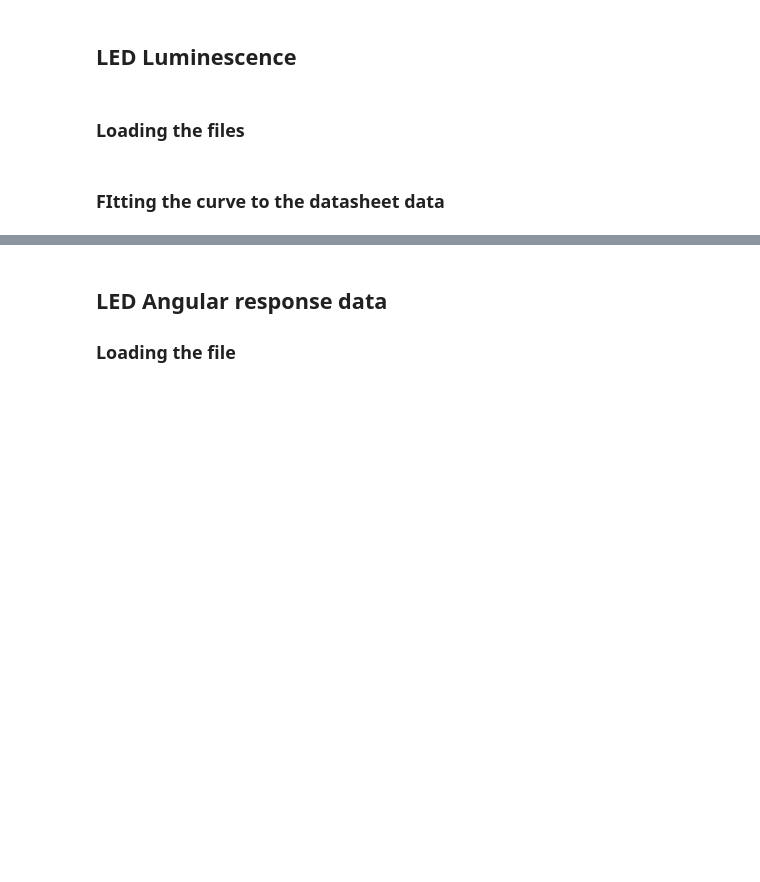
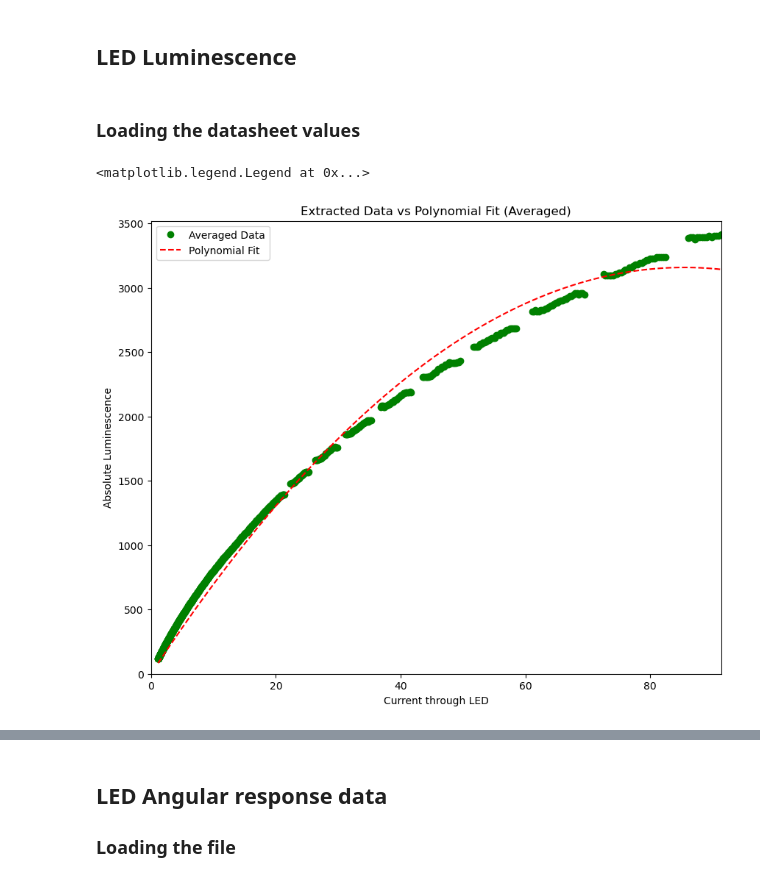
Before and after one commit to sainikhileshmurtyk/OENN-Analysis, a Jupyter notebook: Power and Response/2023-11-16 Power Analysis.ipynb, the cells around one changed output, grey strips where cells are left out. Cells and saved outputs as stored; diff of their text form; code cells hidden in the pictures; blank space fills up the shorter version.

```diff
--- a/Power and Response/2023-11-16 Power Analysis.ipynb
+++ b/Power and Response/2023-11-16 Power Analysis.ipynb
@@ -64,4 +64,4 @@ df_meas
 # %% [markdown]
 ## LED Luminescence
 # %% [markdown]
-### Loading the files
+### Loading the datasheet values
@@ -77,3 +68,48 @@ ds[:,0] = df_ds.index.values
-# %% [markdown]
-### FItting the curve to the datasheet data
+# %%
+# Loading the CSV file containing the datasheet values of luminescence
+file_loc_ds = os.path.join(os.getcwd(), 'data', 'Power Response','LED Datasheet', 'VLMTG1400 Absolute Luminescence.csv')
+df_ds = pd.read_csv(file_loc_ds, header=0, index_col=0)
+
+# Convert the df_ds to a numpy matrix
+ds = np.zeros((len(df_ds), 2))
+ds[:,1] = df_ds.to_numpy()[:,0]
+ds[:,0] = df_ds.index.values
+
+# Define the function to fit
+def led_lum_fit(x, a, b):
+    return 10**(a*np.log10(x)**2 + b*np.log10(x))
+
+# Find unique values of ds[:, 0]
+unique_x = np.unique(ds[:, 0])
+
+# Calculate the average of ds[:, 1] for each unique value of ds[:, 0]
+average_y = np.zeros(len(unique_x))
+
+for i, x in enumerate(unique_x):
+    indices = np.where(ds[:, 0] == x)
+    average_y[i] = np.mean(ds[indices, 1])
+
+# Fit the exponential function to the data
+popt, pcov = curve_fit(led_lum_fit, unique_x, average_y)
+
+# Generate a set of x values for the fitted curve
+x_fit = np.linspace(min(unique_x), max(unique_x), 1000)
+
+# Evaluate the fitted curve at the x values
+luminescence_polynomial_fitted = led_lum_fit(x_fit, *popt)
+
+# Plot both the extracted data and the polynomial fitted model for comparison
+plt.figure(figsize=(10, 8))
+# plt.plot(ds[:, 0], ds[:, 1], c='blue', label='Extracted Data')
+plt.plot(unique_x, average_y, 'o', c='green', label='Averaged Data')
+plt.plot(x_fit, luminescence_polynomial_fitted, c='red', linestyle='--', label='Polynomial Fit')
+plt.xlim([0, max(ds[:, 0])])
+plt.ylim([0, max(ds[:, 1])])
+plt.xlabel('Current through LED')
+plt.ylabel('Absolute Luminescence')
+plt.title('Extracted Data vs Polynomial Fit (Averaged)')
+plt.legend()
+# %% [output]
+<matplotlib.legend.Legend at 0x...>
+[figure, added]
 # %%
```
Also changed, not shown: parts of 45 cells of this notebook.
